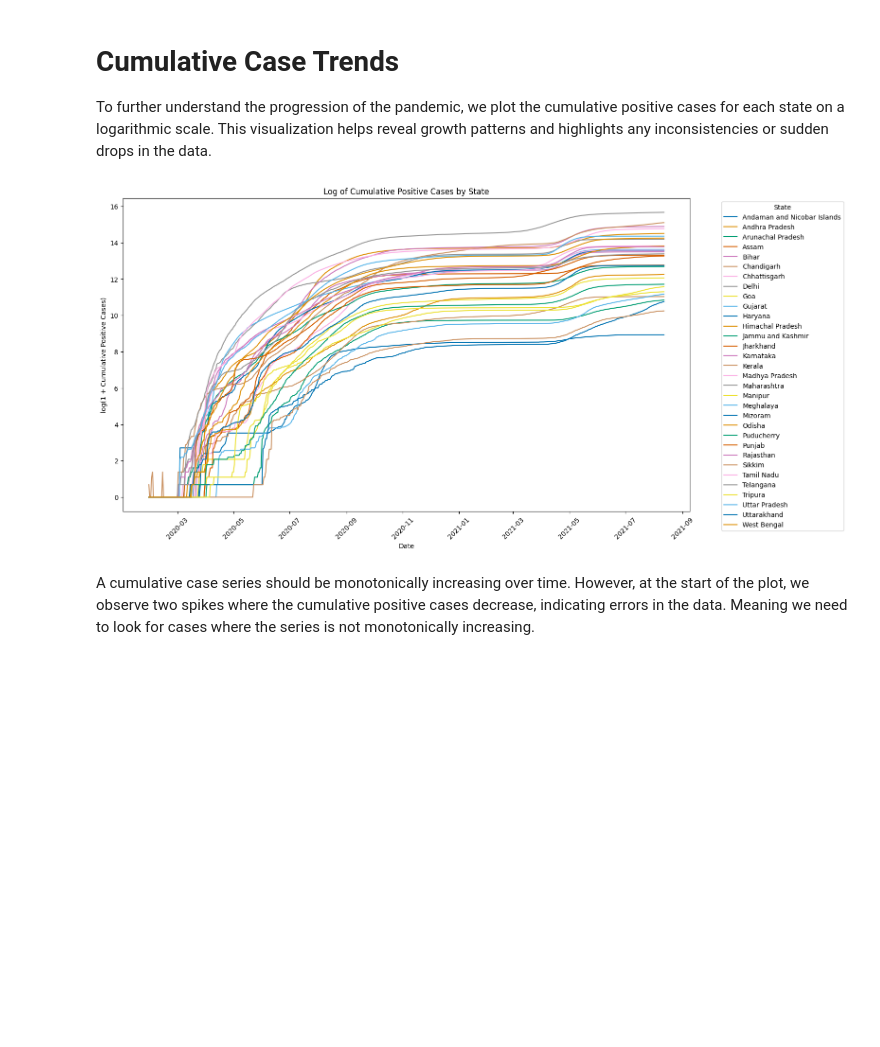
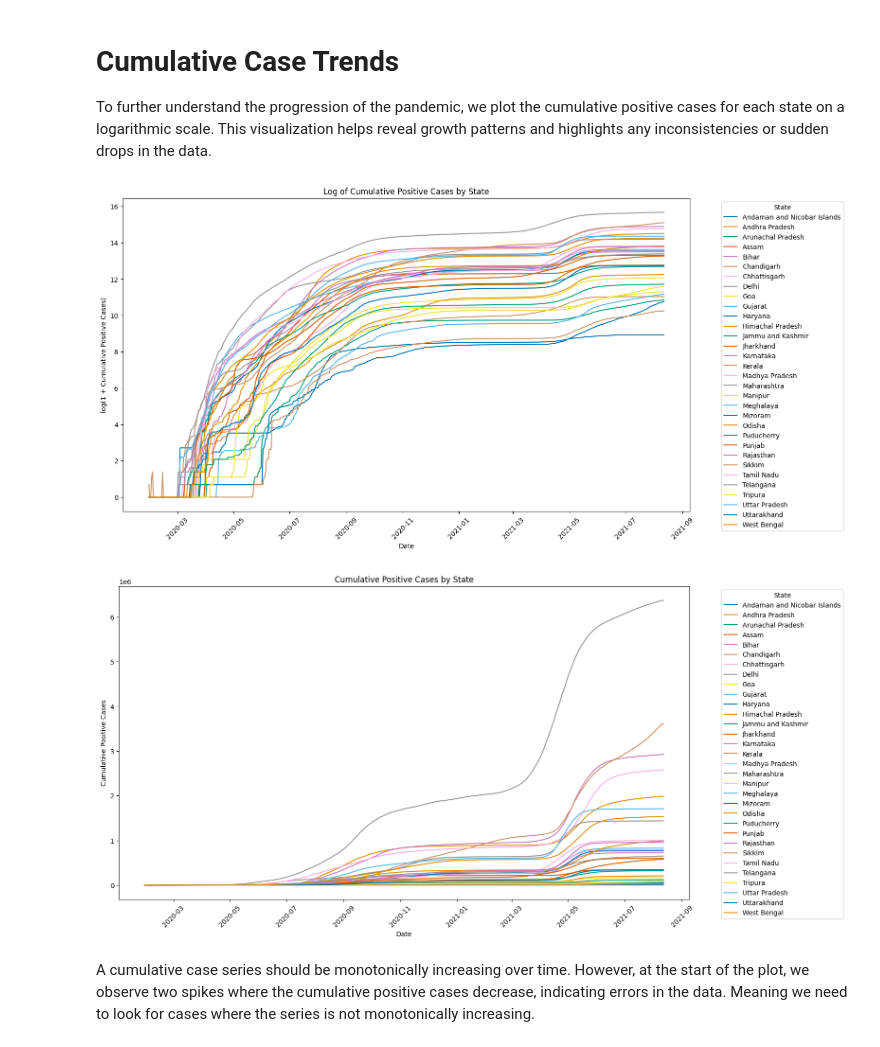
Before and after one commit to SwaneGhost/India_Covid_Prediction, a Jupyter notebook: Notebooks/EDA.ipynb, the cells around one changed output. Saved outputs shown, nothing was run; the diff lists cells and outputs as text; code cells hidden in the pictures; blank space fills up the shorter version.

```diff
--- a/Notebooks/EDA.ipynb
+++ b/Notebooks/EDA.ipynb
@@ -133,28 +133,50 @@ To further understand the progression of the pandemic, we plot the cumulative po
 # %%
 import numpy as np
 
 # plot the cumulative positive cases by state
 plt.figure(figsize=(16, 8))
 palette = sns.color_palette("colorblind", n_colors=len(df['state'].unique()))
 
 for i, state in enumerate(df['state'].unique()):
     state_data = df[df['state'] == state]
     plt.plot(
         state_data['dates'],
         np.log1p(state_data['cum_positive_cases']),
         label=state,
         color=palette[i]
     )
 
 plt.title('Log of Cumulative Positive Cases by State')
 plt.xlabel('Date')
 plt.ylabel('log(1 + Cumulative Positive Cases)')
 plt.xticks(rotation=45)
 plt.legend(title='State', bbox_to_anchor=(1.05, 1), loc='upper left')
 plt.tight_layout()
 plt.show()
+
+# Plot the cumulative positive cases by state (linear scale)
+plt.figure(figsize=(16, 8))
+palette = sns.color_palette("colorblind", n_colors=len(df['state'].unique()))
+
+for i, state in enumerate(df['state'].unique()):
+    state_data = df[df['state'] == state]
+    plt.plot(
+        state_data['dates'],
+        state_data['cum_positive_cases'],
+        label=state,
+        color=palette[i]
+    )
+
+plt.title('Cumulative Positive Cases by State')
+plt.xlabel('Date')
+plt.ylabel('Cumulative Positive Cases')
+plt.xticks(rotation=45)
+plt.legend(title='State', bbox_to_anchor=(1.05, 1), loc='upper left')
+plt.tight_layout()
+plt.show()
 # %% [output]
 [figure]
+[figure, added]
 # %% [markdown]
 A cumulative case series should be monotonically increasing over time.
 However, at the start of the plot, we observe two spikes where the cumulative positive cases decrease, indicating errors in the data.
```
Also changed, not shown: parts of 1 cell of this notebook, 12 other files.
